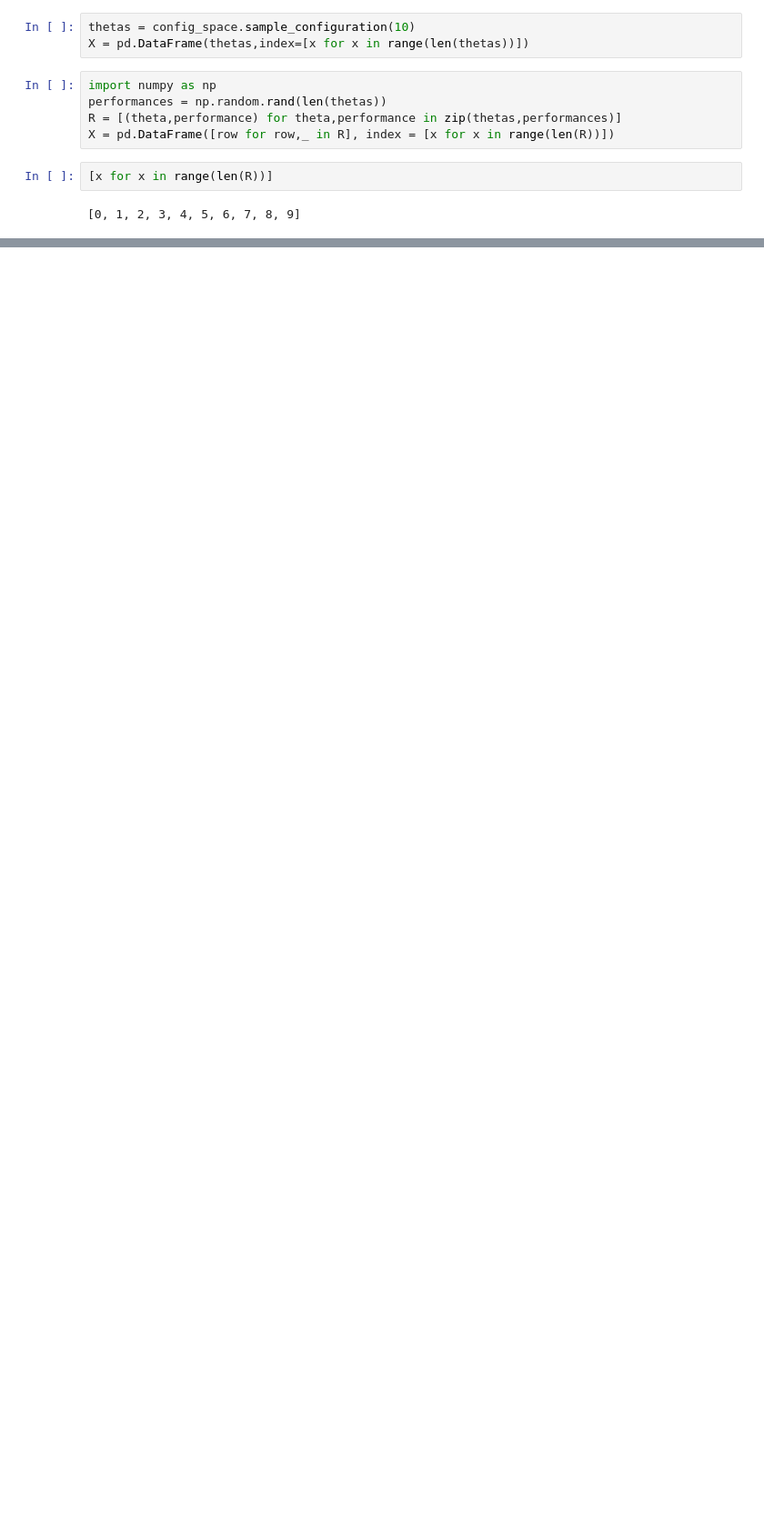
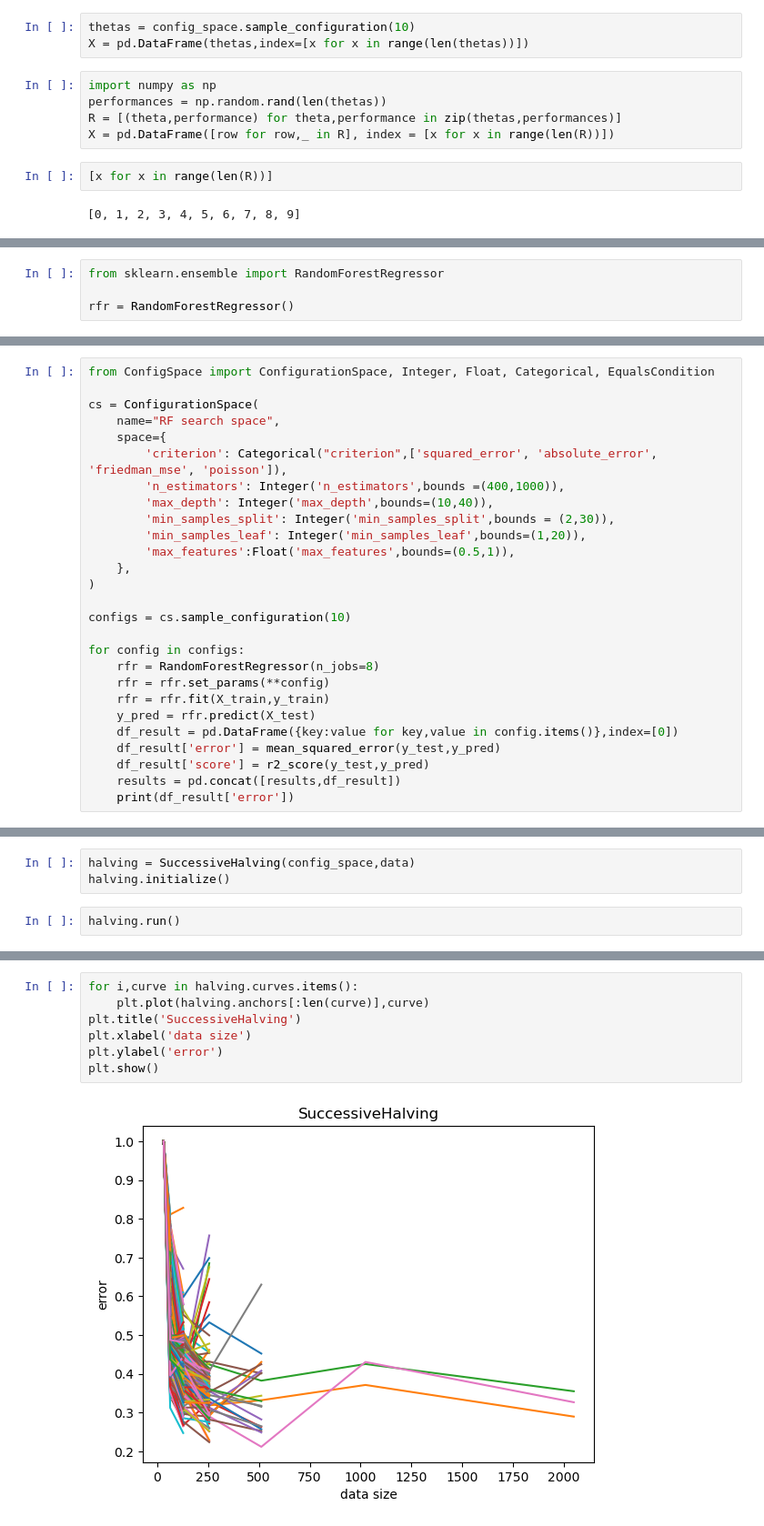
Before and after one commit to bramvaneerden/AutoML, a Jupyter notebook: A1/run_surrogate.ipynb, the cells around one changed output, grey strips where cells are left out. Shown at 91% size. Cells and saved outputs as stored; diff of their text form; blank space fills up the shorter version.

Commit message:
added halving

```diff
--- a/A1/run_surrogate.ipynb
+++ b/A1/run_surrogate.ipynb
@@ -29,0 +55,4 @@ pd.DataFrame([R[0][0]],index=[0])
+# %%
+from sklearn.ensemble import RandomForestRegressor
+
+rfr = RandomForestRegressor()
@@ -29,0 +132,27 @@ pd.DataFrame([R[0][0]],index=[0])
+# %%
+from ConfigSpace import ConfigurationSpace, Integer, Float, Categorical, EqualsCondition
+
+cs = ConfigurationSpace(
+    name="RF search space",
+    space={
+        'criterion': Categorical("criterion",['squared_error', 'absolute_error', 'friedman_mse', 'poisson']),
+        'n_estimators': Integer('n_estimators',bounds =(400,1000)),
+        'max_depth': Integer('max_depth',bounds=(10,40)),
+        'min_samples_split': Integer('min_samples_split',bounds = (2,30)),
+        'min_samples_leaf': Integer('min_samples_leaf',bounds=(1,20)),
+        'max_features':Float('max_features',bounds=(0.5,1)),
+    },
+)
+
+configs = cs.sample_configuration(10)
+
+for config in configs:
+    rfr = RandomForestRegressor(n_jobs=8)
+    rfr = rfr.set_params(**config)
+    rfr = rfr.fit(X_train,y_train)
+    y_pred = rfr.predict(X_test)
+    df_result = pd.DataFrame({key:value for key,value in config.items()},index=[0])
+    df_result['error'] = mean_squared_error(y_test,y_pred)
+    df_result['score'] = r2_score(y_test,y_pred)
+    results = pd.concat([results,df_result])
+    print(df_result['error'])
@@ -29,0 +204,5 @@ pd.DataFrame([R[0][0]],index=[0])
+# %%
+halving = SuccessiveHalving(config_space,data)
+halving.initialize()
+# %%
+halving.run()
@@ -29,0 +224,9 @@ pd.DataFrame([R[0][0]],index=[0])
+# %%
+for i,curve in halving.curves.items():
+    plt.plot(halving.anchors[:len(curve)],curve)
+plt.title('SuccessiveHalving')
+plt.xlabel('data size')
+plt.ylabel('error')
+plt.show()
+# %% [output]
+[figure, added]
```
Also changed, not shown: parts of 15 cells of this notebook, 9 other files.
